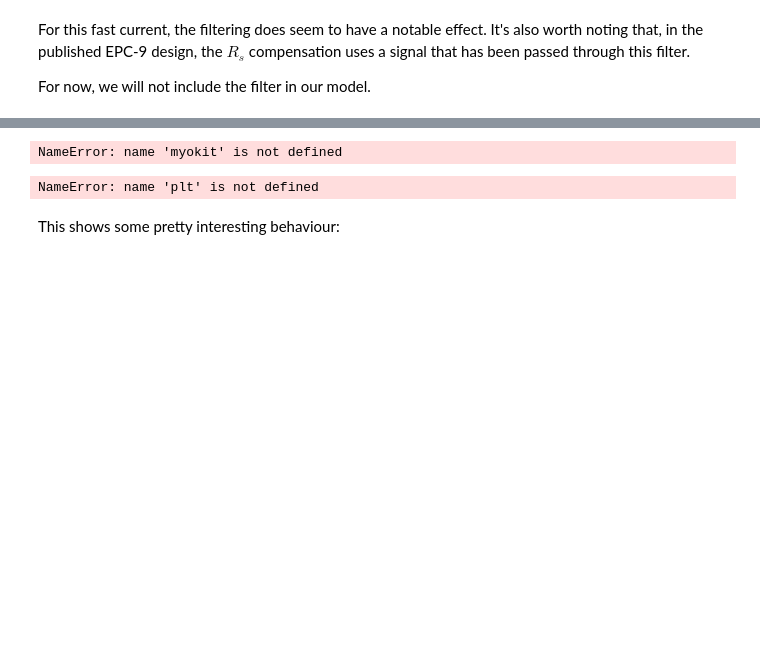
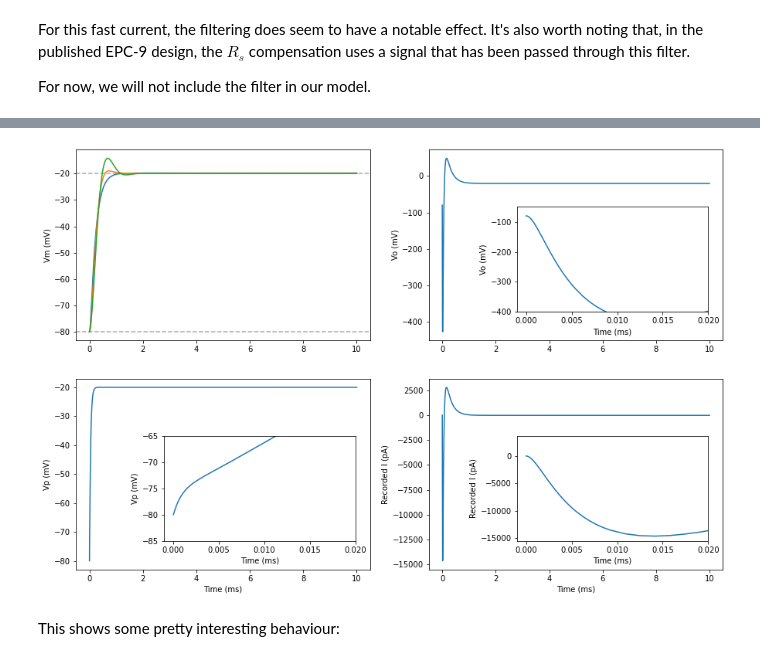
Before and after one commit to CardiacModelling/fitting-notebooks, a Jupyter notebook: artefacts/artefacts-2-compensation.ipynb, the cells around one changed output, grey strips where cells are left out. Drawn from its saved outputs; the diff is of its cells as text; code cells hidden in the pictures; blank space fills up the shorter version.

```diff
--- a/artefacts/artefacts-2-compensation.ipynb
+++ b/artefacts/artefacts-2-compensation.ipynb
@@ -408,17 +447,26 @@ NameError: name 'myokit' is not defined
 # %%
 s = myokit.Simulation(m)
-d = s.run(10)
+s.set_constant('amp.alpha', 0)
+d0 = s.run(10)
+
+s.reset()
+s.set_constant('amp.alpha', 0.4)
+d1 = s.run(10)
+
+s.reset()
+s.set_constant('amp.alpha', 0.8)
+d2 = s.run(10)
-# %% [output]
-NameError: name 'myokit' is not defined
 # %%
 fig = plt.figure(figsize=(15, 10))
 
 ax = fig.add_subplot(2, 2, 1)
 ax.set_ylabel('Vm (mV)')
 kw = dict(color='#aaa', ls='--')
-ax.axhline(m.get('cell.Vm').initial_value().eval(), label='Vm(t=0)', **kw)
+ax.axhline(m.get('amp.Vm').initial_value().eval(), label='Vm(t=0)', **kw)
 ax.axhline(m.get('amp.Vc').eval(), label='Vc', **kw)
-ax.plot(d.time(), d['cell.Vm'])
+ax.plot(d0.time(), d0['amp.Vm'])
+ax.plot(d1.time(), d1['amp.Vm'])
+ax.plot(d2.time(), d2['amp.Vm'])
 
 ax = fig.add_subplot(2, 2, 2)
 ax.set_ylabel('Vo (mV)')
@@ -426,34 +474,34 @@ ax.plot(d.time(), d['amp.Vo'])
 ins = ax.inset_axes((0.3, 0.15, 0.65, 0.55))
 ins.set_xlabel('Time (ms)')
 ins.set_ylabel('Vo (mV)')
 ins.plot(d.time(), d['amp.Vo'])
 ins.set_xlim(-0.001, 0.02)
 ins.set_ylim(-400, -50)
 
 ax = fig.add_subplot(2, 2, 3)
 ax.set_xlabel('Time (ms)')
 ax.set_ylabel('Vp (mV)')
 ax.plot(d.time(), d['amp.Vp'])
 ins = ax.inset_axes((0.3, 0.15, 0.65, 0.55))
 ins.set_xlabel('Time (ms)')
 ins.set_ylabel('Vp (mV)')
 ins.plot(d.time(), d['amp.Vp'])
 ins.set_xlim(-0.001, 0.02)
 ins.set_ylim(-85, -65)
 
 ax = fig.add_subplot(2, 2, 4)
 ax.set_xlabel('Time (ms)')
 ax.set_ylabel('Recorded I (pA)')
 ax.plot(d.time(), d['amp.I_obs'])
 ins = ax.inset_axes((0.3, 0.15, 0.65, 0.55))
 ins.set_xlabel('Time (ms)')
 ins.set_ylabel('Recorded I (pA)')
 ins.plot(d.time(), d['amp.I_obs'])
 ins.set_xlim(-0.001, 0.02)
 
 plt.show()
 # %% [output]
-NameError: name 'plt' is not defined
+[figure, added]
 # %% [markdown]
 This shows some pretty interesting behaviour:
 # %% [markdown]
```
Also changed, not shown: parts of 27 cells of this notebook, 14 other files.
